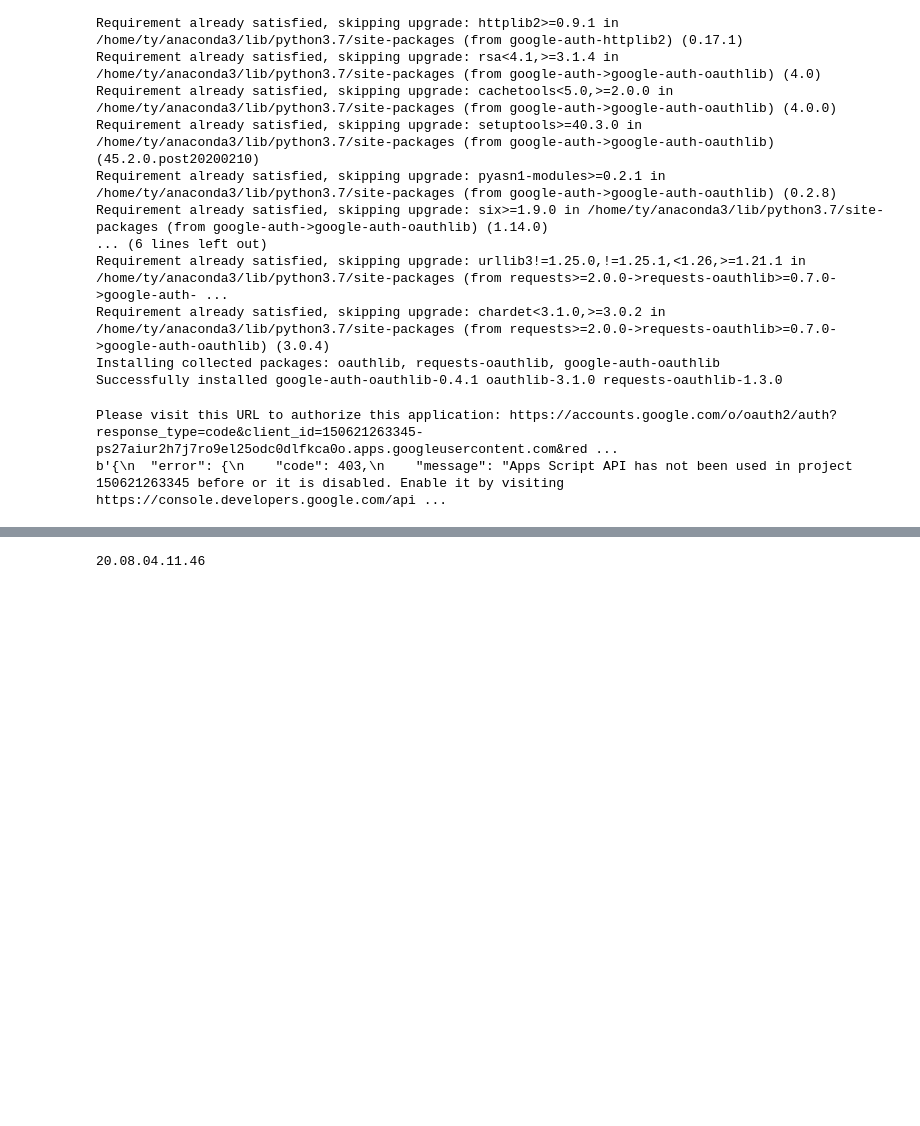
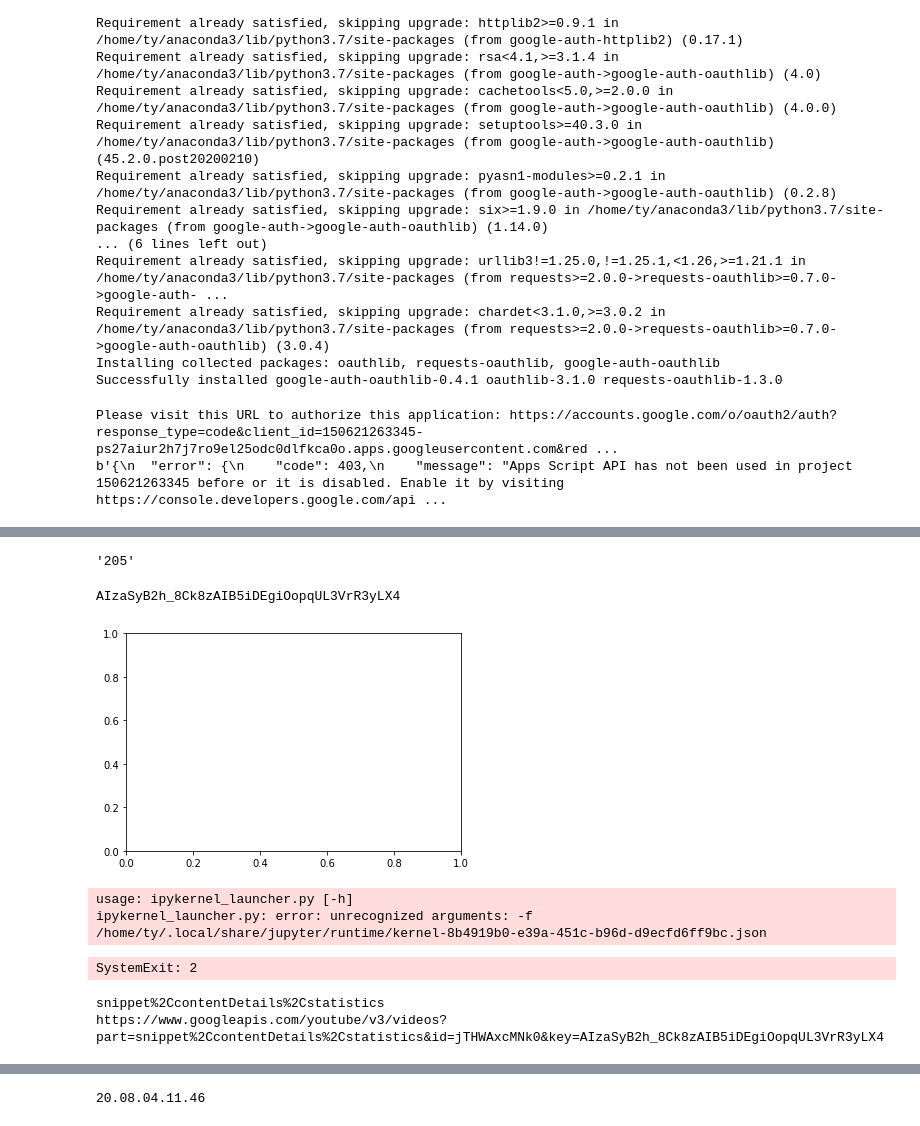
Before and after one commit to homestylegravy/capstone1-youtube-api, a Jupyter notebook: tyler.ipynb, the cells around one changed output, grey strips where cells are left out. Drawn from its saved outputs; the diff is of its cells as text; code cells hidden in the pictures; blank space fills up the shorter version.

Commit message:
added some charts

```diff
--- a/tyler.ipynb
+++ b/tyler.ipynb
@@ -10,3 +8,5 @@ SyntaxError: from __future__ imports must occur at the beginning of the file (<i
+# %%
+plt.style.use('ggplot')
 # %%
 from __future__ import print_function
 import pickle
@@ -171,0 +259,4 @@ def api_request(page_token, country_code):
+# %%
+angies_video.json()['items'][0]['statistics']['viewCount']
+# %% [output]
+'205'
@@ -171,0 +265,8 @@ def api_request(page_token, country_code):
+# %%
+print(api_key)
+# %% [output]
+AIzaSyB2h_8Ck8zAIB5iDEgiOopqUL3VrR3yLX4
+# %%
+fig, ax = plt.subplots()
+# %% [output]
+[figure, added]
@@ -171,0 +428,6 @@ def api_request(page_token, country_code):
+# %%
+p = pull_popular_videos()
+# %% [output]
+usage: ipykernel_launcher.py [-h]
+ipykernel_launcher.py: error: unrecognized arguments: -f /home/ty/.local/share/jupyter/runtime/kernel-8b4919b0-e39a-451c-b96d-d9ecfd6ff9bc.json
+SystemExit: 2
@@ -171,0 +677,10 @@ def api_request(page_token, country_code):
+# %%
+#what parts do you want to request?
+menu_selection = ['snippet', 'contentDetails', 'statistics']    #I just picked these from their menu
+parts = '%2C'.join(menu_selection)   #join the parts together in a comma separated list, in url encoding as '%2C'
+print(parts)
+url = f'https://www.googleapis.com/youtube/v3/videos?part={parts}&id={page}&key={api_key}'
+print(url)
+# %% [output]
+snippet%2CcontentDetails%2Cstatistics
+https://www.googleapis.com/youtube/v3/videos?part=snippet%2CcontentDetails%2Cstatistics&id=jTHWAxcMNk0&key=AIzaSyB2h_8Ck8zAIB5iDEgiOopqUL3VrR3yLX4
```
Also changed, not shown: parts of 26 cells of this notebook.
